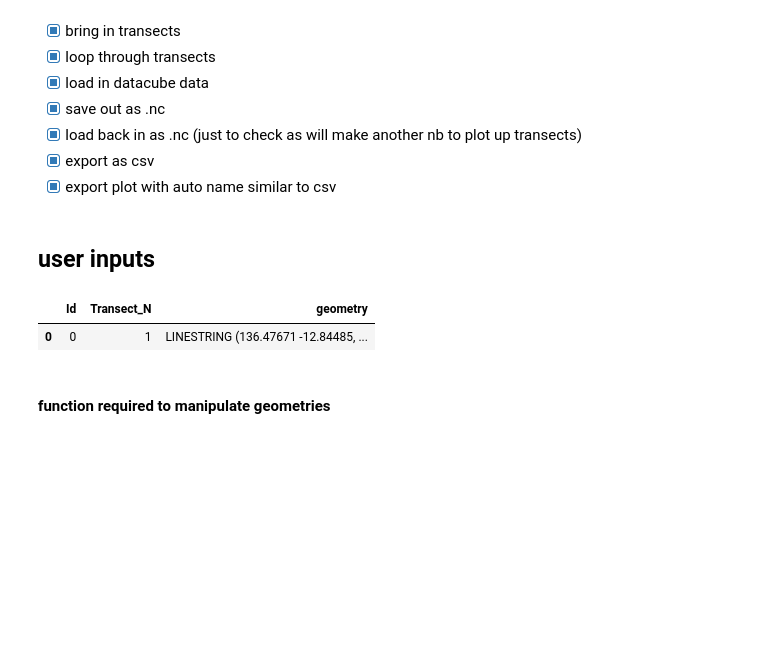
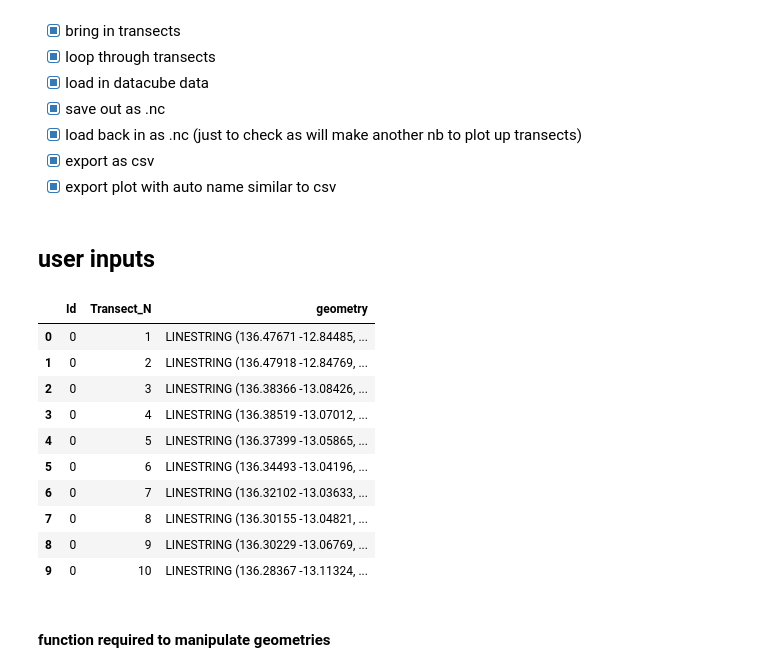
Before and after one commit to christopherowers/DP_KNP, a Jupyter notebook: Hovmoller_loop.ipynb, the cells around one changed output. Cells and saved outputs as stored; diff of their text form; code cells hidden in the pictures; blank space fills up the shorter version.

Commit message:
working for first 10 transects

```diff
--- a/Hovmoller_loop.ipynb
+++ b/Hovmoller_loop.ipynb
@@ -36,22 +36,31 @@ from dea_tools.bandindices import calculate_indices
 # %%
 # location of transects file
 transects_file = './data/Transects.shp'
 transects = gpd.read_file(transects_file)
 
 # Define temporal range
 start_of_epoch = '1990-01-01'
 end_of_epoch =  '2020-12-31'
 query = {'time': (start_of_epoch, end_of_epoch)}
 
 # select index from https://docs.dea.ga.gov.au/notebooks/Tools/gen/dea_tools.bandindices/#dea_tools.bandindices.calculate_indices
 index_selection = 'NDVI'
 
 # select range of transects to run
-transects_selection = transects.loc[(transects['Transect_N'] >= 1) & (transects['Transect_N'] <= 1)]
+transects_selection = transects.loc[(transects['Transect_N'] >= 1) & (transects['Transect_N'] <= 10)]
 transects_selection
 # %% [output]
 |  | Id | Transect_N | geometry |
 | 0 | 0 | 1 | LINESTRING (136.47671 -12.84485, ... |
+| 1 | 0 | 2 | LINESTRING (136.47918 -12.84769, ... |
+| 2 | 0 | 3 | LINESTRING (136.38366 -13.08426, ... |
+| 3 | 0 | 4 | LINESTRING (136.38519 -13.07012, ... |
+| 4 | 0 | 5 | LINESTRING (136.37399 -13.05865, ... |
+| 5 | 0 | 6 | LINESTRING (136.34493 -13.04196, ... |
+| 6 | 0 | 7 | LINESTRING (136.32102 -13.03633, ... |
+| 7 | 0 | 8 | LINESTRING (136.30155 -13.04821, ... |
+| 8 | 0 | 9 | LINESTRING (136.30229 -13.06769, ... |
+| 9 | 0 | 10 | LINESTRING (136.28367 -13.11324, ... |
 # %% [markdown]
 #### function required to manipulate geometries
 # %%
```
Also changed, not shown: parts of 2 cells of this notebook.
